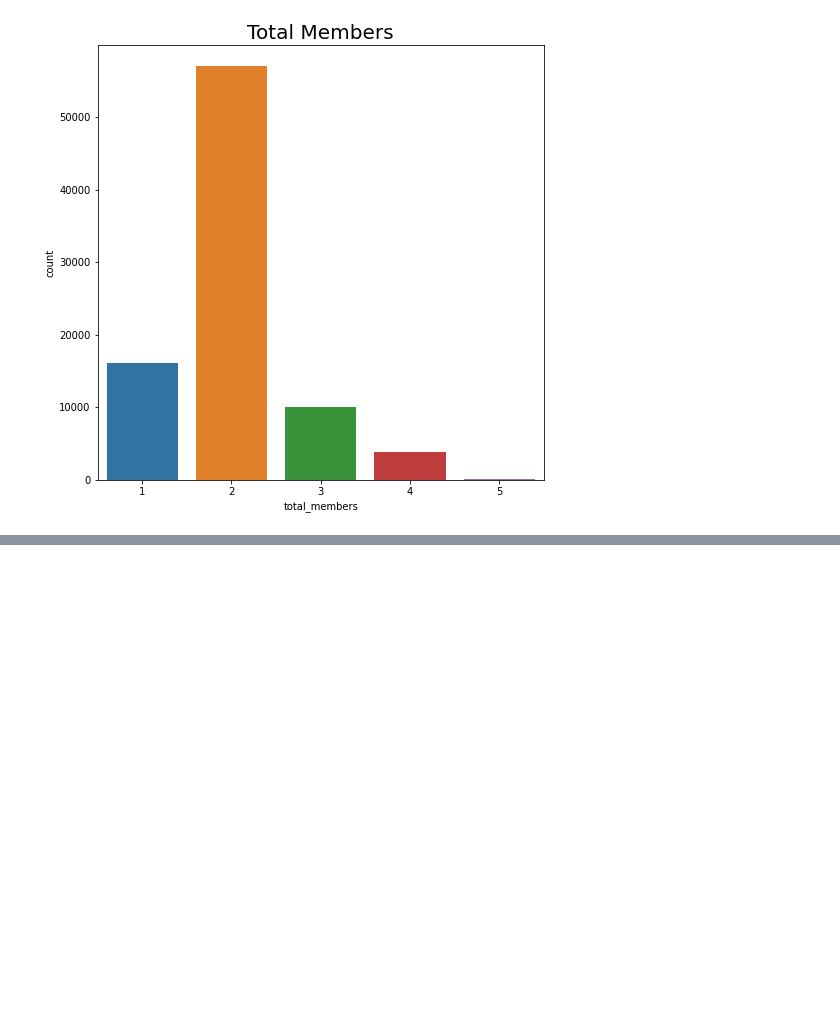
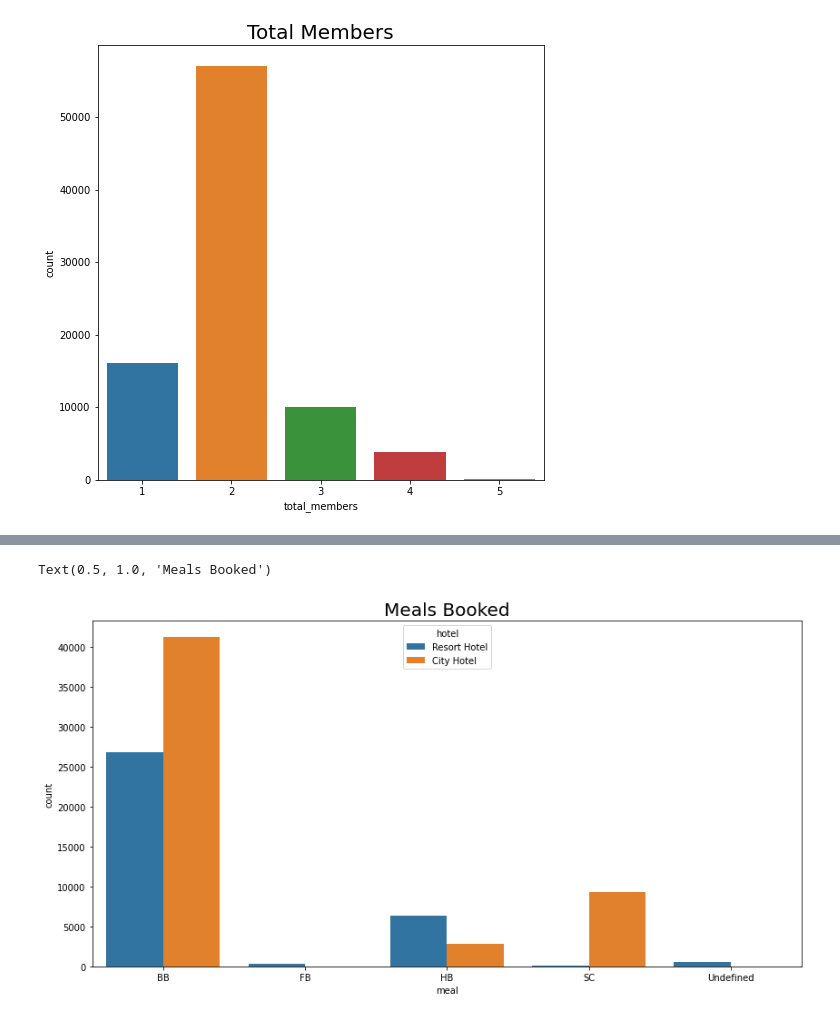
Before and after one commit to shikhar23091999/hotel-booking-analysis, a Jupyter notebook: Hotel_Booking_Analysis_Shikhar_Satpute.ipynb, the cells around one changed output, grey strips where cells are left out. Drawn from its saved outputs; the diff is of its cells as text; code cells hidden in the pictures; blank space fills up the shorter version.

```diff
--- a/Hotel_Booking_Analysis_Shikhar_Satpute.ipynb
+++ b/Hotel_Booking_Analysis_Shikhar_Satpute.ipynb
@@ -252,0 +259,11 @@ Text(0.5, 1.0, 'Total Members')
+# %%
+#Meals Booked
+# Undefined/SC — no meal package;
+# BB — Bed & Breakfast;
+# HB — Half board (breakfast and one other meal — usually dinner);
+# FB — Full board (breakfast, lunch and dinner)
+plt.figure(figsize=(14,7))
+sns.countplot(df_copy['meal'],hue=df_copy.hotel).set_title("Meals Booked", fontsize = 20)
+# %% [output]
+Text(0.5, 1.0, 'Meals Booked')
+[figure, added]
```
Also changed, not shown: parts of 11 cells of this notebook.
